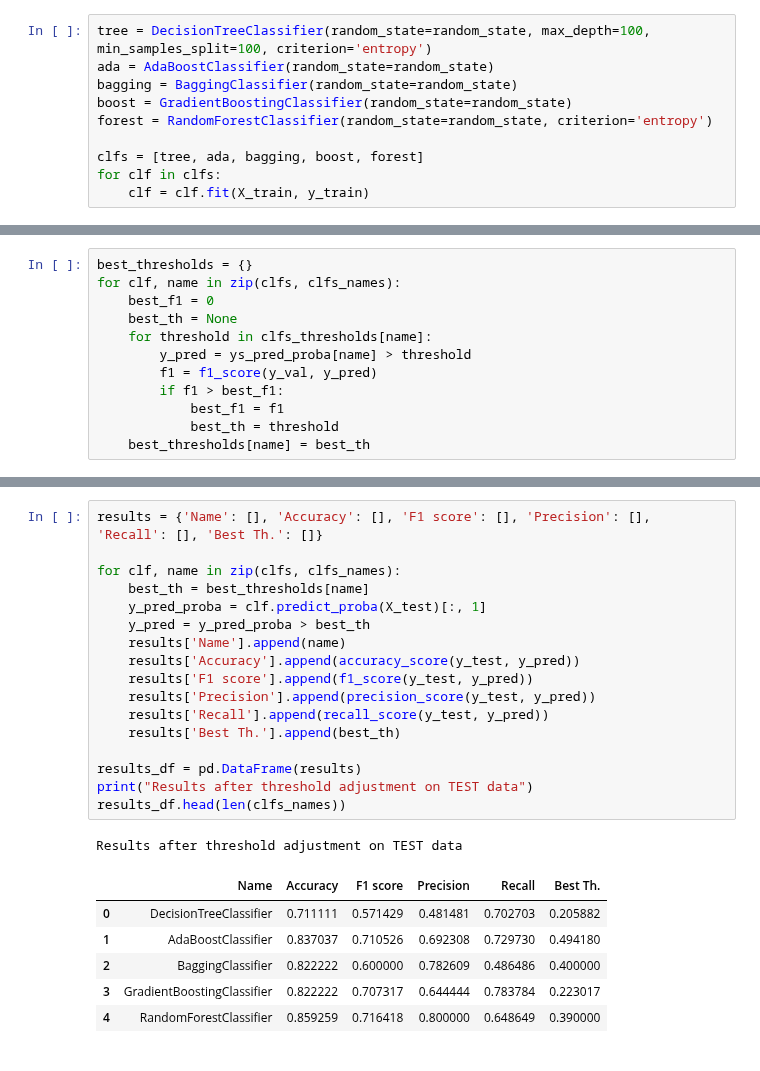
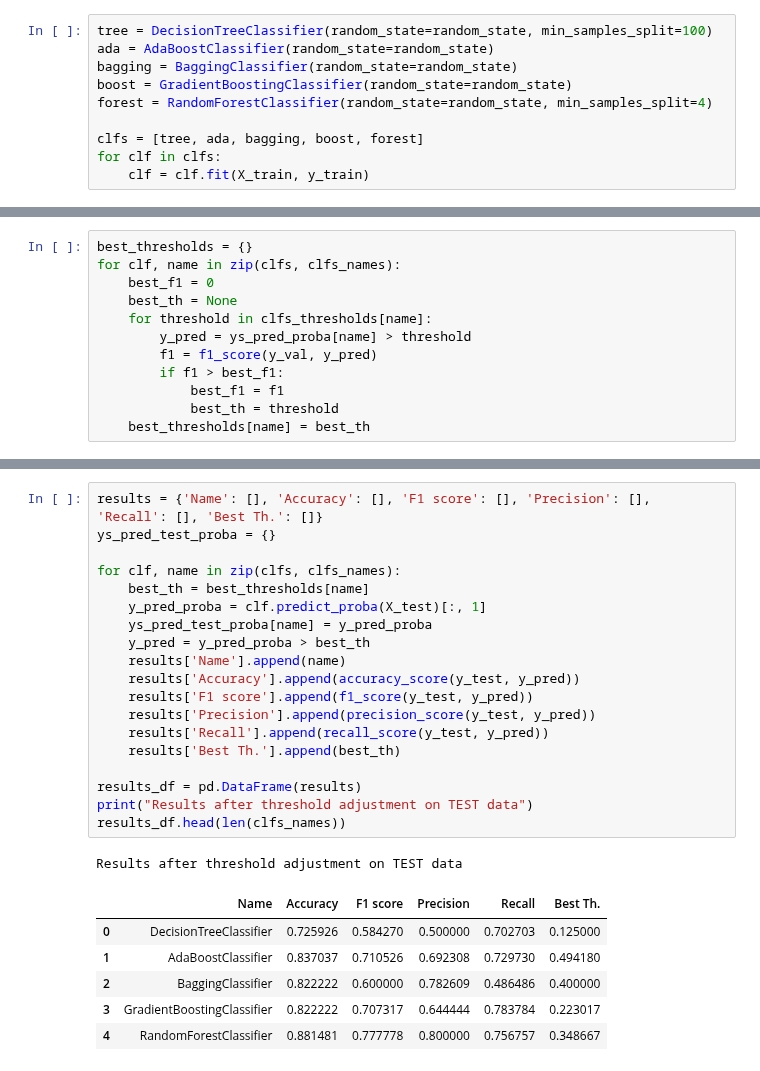
Before and after one commit to marek-lechowicz/radiomika_pd, a Jupyter notebook: tree_classifier.ipynb, the cells around one changed output, grey strips where cells are left out. Saved outputs shown, nothing was run; the diff lists cells and outputs as text.

```diff
--- a/tree_classifier.ipynb
+++ b/tree_classifier.ipynb
@@ -38,11 +38,11 @@ array([[0.66872238, 0.32067174, 0.33801178, ..., 0.        , 0.        ,
 X_train, X_test, y_train, y_test = train_test_split(X, y, test_size=0.2, random_state=random_state)
 X_val, X_test, y_val, y_test = train_test_split(X_test, y_test, test_size=0.5, random_state=random_state)
 # %%
-tree = DecisionTreeClassifier(random_state=random_state, max_depth=100, min_samples_split=100, criterion='entropy')
+tree = DecisionTreeClassifier(random_state=random_state, min_samples_split=100)
 ada = AdaBoostClassifier(random_state=random_state)
 bagging = BaggingClassifier(random_state=random_state)
 boost = GradientBoostingClassifier(random_state=random_state)
-forest = RandomForestClassifier(random_state=random_state, criterion='entropy')
+forest = RandomForestClassifier(random_state=random_state, min_samples_split=4)
 
 clfs = [tree, ada, bagging, boost, forest]
 for clf in clfs:
@@ -198,28 +200,30 @@ Results after threshold adjustment on VALIDATION
 # %%
 results = {'Name': [], 'Accuracy': [], 'F1 score': [], 'Precision': [], 'Recall': [], 'Best Th.': []}
+ys_pred_test_proba = {}
 
 for clf, name in zip(clfs, clfs_names):
     best_th = best_thresholds[name]
     y_pred_proba = clf.predict_proba(X_test)[:, 1]
+    ys_pred_test_proba[name] = y_pred_proba
     y_pred = y_pred_proba > best_th
     results['Name'].append(name)
     results['Accuracy'].append(accuracy_score(y_test, y_pred))
     results['F1 score'].append(f1_score(y_test, y_pred))
     results['Precision'].append(precision_score(y_test, y_pred))
     results['Recall'].append(recall_score(y_test, y_pred))
     results['Best Th.'].append(best_th)
 
 results_df = pd.DataFrame(results)
 print("Results after threshold adjustment on TEST data")
 results_df.head(len(clfs_names))
 # %% [output]
 Results after threshold adjustment on TEST data
 |  | Name | Accuracy | F1 score | Precision | Recall | Best Th. |
-| 0 | DecisionTreeClassifier | 0.711111 | 0.571429 | 0.481481 | 0.702703 | 0.205882 |
+| 0 | DecisionTreeClassifier | 0.725926 | 0.584270 | 0.500000 | 0.702703 | 0.125000 |
 | 1 | AdaBoostClassifier | 0.837037 | 0.710526 | 0.692308 | 0.729730 | 0.494180 |
 | 2 | BaggingClassifier | 0.822222 | 0.600000 | 0.782609 | 0.486486 | 0.400000 |
 | 3 | GradientBoostingClassifier | 0.822222 | 0.707317 | 0.644444 | 0.783784 | 0.223017 |
-| 4 | RandomForestClassifier | 0.859259 | 0.716418 | 0.800000 | 0.648649 | 0.390000 |
+| 4 | RandomForestClassifier | 0.881481 | 0.777778 | 0.800000 | 0.756757 | 0.348667 |
 # %%
 from sklearn.metrics import accuracy_score, f1_score, precision_score, recall_score, confusion_matrix, ConfusionMatrixDisplay
 y_pred = clf.predict(X_test)
```
Also changed, not shown: parts of 7 cells of this notebook, 1 other file.
